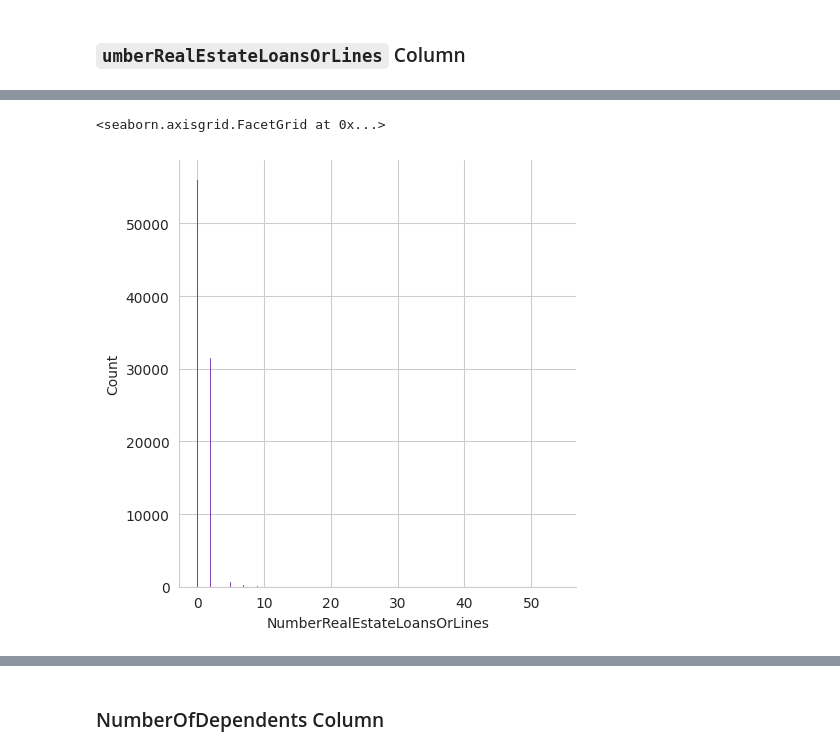
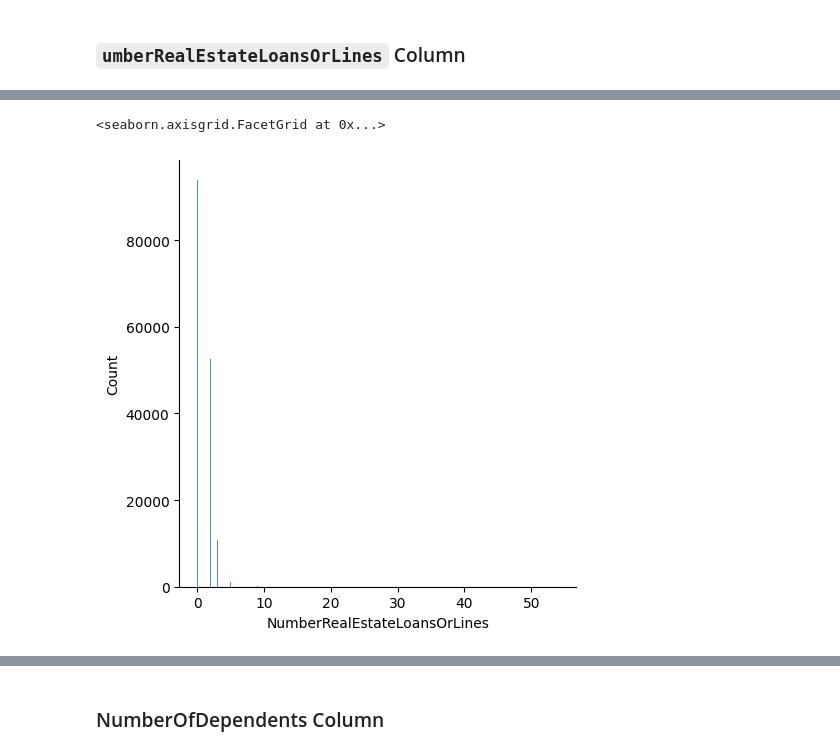
Before and after one commit to Saba-a11/Kaggle_Credit_Score, a Jupyter notebook: CreditModel.ipynb, the cells around one changed output, grey strips where cells are left out. Cells and saved outputs as stored; diff of their text form; code cells hidden in the pictures.

```diff
--- a/CreditModel.ipynb
+++ b/CreditModel.ipynb
@@ -844,3 +891,9 @@ sns.displot(df_train["NumberOfOpenCreditLinesAndLoans"])
+# %%
+combined_data['NumberOfOpenCreditLinesAndLoans: 0'] = np.where((combined_data['NumberOfOpenCreditLinesAndLoans'] == 0), 1, 0)
+combined_data['NumberOfOpenCreditLinesAndLoans: 1'] = np.where((combined_data['NumberOfOpenCreditLinesAndLoans'] == 1), 1, 0)
+combined_data['NumberOfOpenCreditLinesAndLoans: 2 - 4'] = np.where((combined_data['NumberOfOpenCreditLinesAndLoans'] >= 2) & (combined_data['NumberOfOpenCreditLinesAndLoans'] <= 4), 1, 0)
+combined_data['NumberOfOpenCreditLinesAndLoans: 5 - 14'] = np.where((combined_data['NumberOfOpenCreditLinesAndLoans'] >= 5) & (combined_data['NumberOfOpenCreditLinesAndLoans'] <= 14), 1, 0)
+combined_data['NumberOfOpenCreditLinesAndLoans: > 14'] = np.where((combined_data['NumberOfOpenCreditLinesAndLoans'] > 14), 1, 0)
 # %% [markdown]
 ### `umberRealEstateLoansOrLines` Column
 # %%
@@ -857,6 +910,6 @@ max          54.000000
 Name: NumberRealEstateLoansOrLines, dtype: float64
 # %%
-sns.displot(df_train["NumberRealEstateLoansOrLines"])
+sns.displot(combined_data["NumberRealEstateLoansOrLines"])
 # %% [output]
 <seaborn.axisgrid.FacetGrid at 0x...>
-[figure, old version]
+[figure, new version]
```
Also changed, not shown: parts of 16 cells of this notebook.
